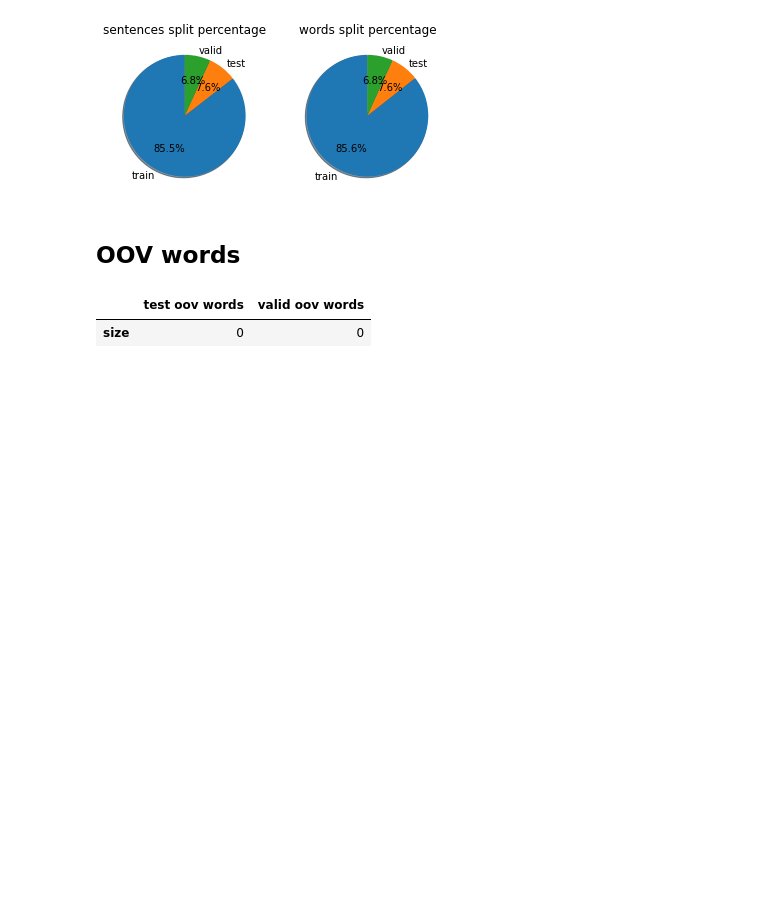
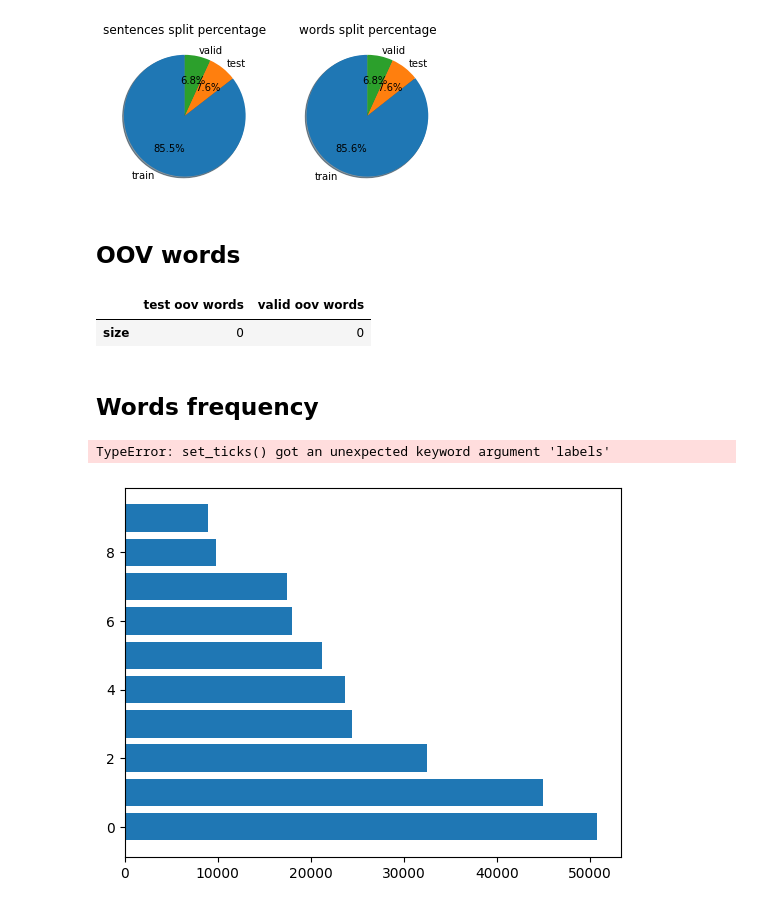
Before and after one commit to filippodaniotti/NLU-UniTN-2022, a Jupyter notebook: project/notebooks/dataset_analysis.ipynb, the cells around one changed output. Cells and saved outputs as stored; diff of their text form; code cells hidden in the pictures; blank space fills up the shorter version.

Commit message:
Add word frequencies

```diff
--- a/project/notebooks/dataset_analysis.ipynb
+++ b/project/notebooks/dataset_analysis.ipynb
@@ -176,3 +166,38 @@ print_oov_words([vocab_test, vocab_valid], vocab_train)
 # %% [output]
 |  | test oov words | valid oov words |
 | size | 0 | 0 |
+# %% [markdown]
+## Words frequency
+# %%
+def compute_word_frequencies(words: Set[str]) -> Dict[str, int]:
+    counts = Counter(words)
+    return counts
+
+def reverse_sort_frequency_counter(counts: Counter, cutoff: int = 0) -> Dict[str, int]:
+    truncate = len(counts) - cutoff
+    return dict(sorted(dict(counts).items(), key=lambda item: item[1], reverse=True)[:cutoff])
+
+def plot_word_frequencies(words: Set[str]) -> None:
+    counts = compute_word_frequencies(words)
+    counts = reverse_sort_frequency_counter(counts, 10)
+
+    keys = list(counts.keys())
+    vals = list(counts.values())
+
+    plt.rcdefaults()
+    fig, ax = plt.subplots()
+    y_pos = np.arange(len(keys))
+
+    ax.barh(y_pos, vals,  align='center')
+    ax.set_yticks(y_pos, labels=keys)
+    # ax.set_ytickslabels(keys)
+    ax.invert_yaxis()  # labels read top-to-bottom
+    ax.set_xlabel('Performance')
+    ax.set_title('How fast do you want to go today?')
+
+    plt.show()
+# %%
+plot_word_frequencies(words_train)
+# %% [output]
+TypeError: set_ticks() got an unexpected keyword argument 'labels'
+[figure, added]
```
Also changed, not shown: parts of 5 cells of this notebook, 1 other file.
